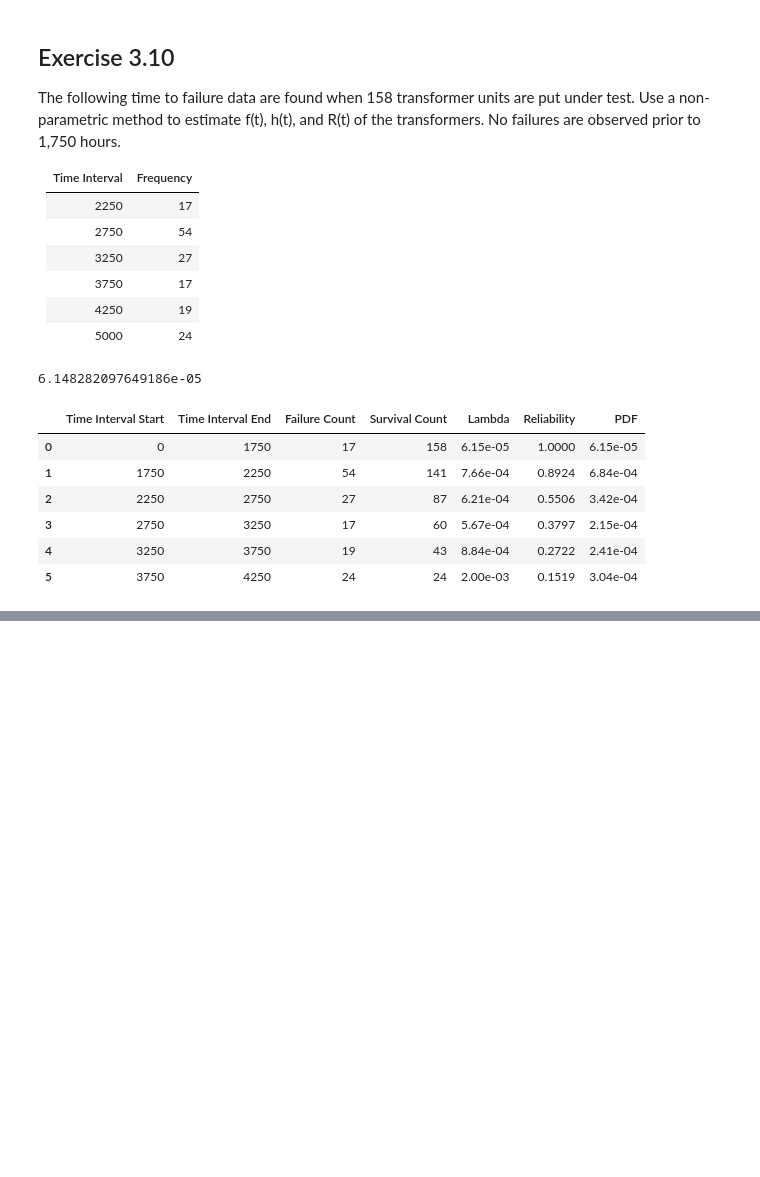
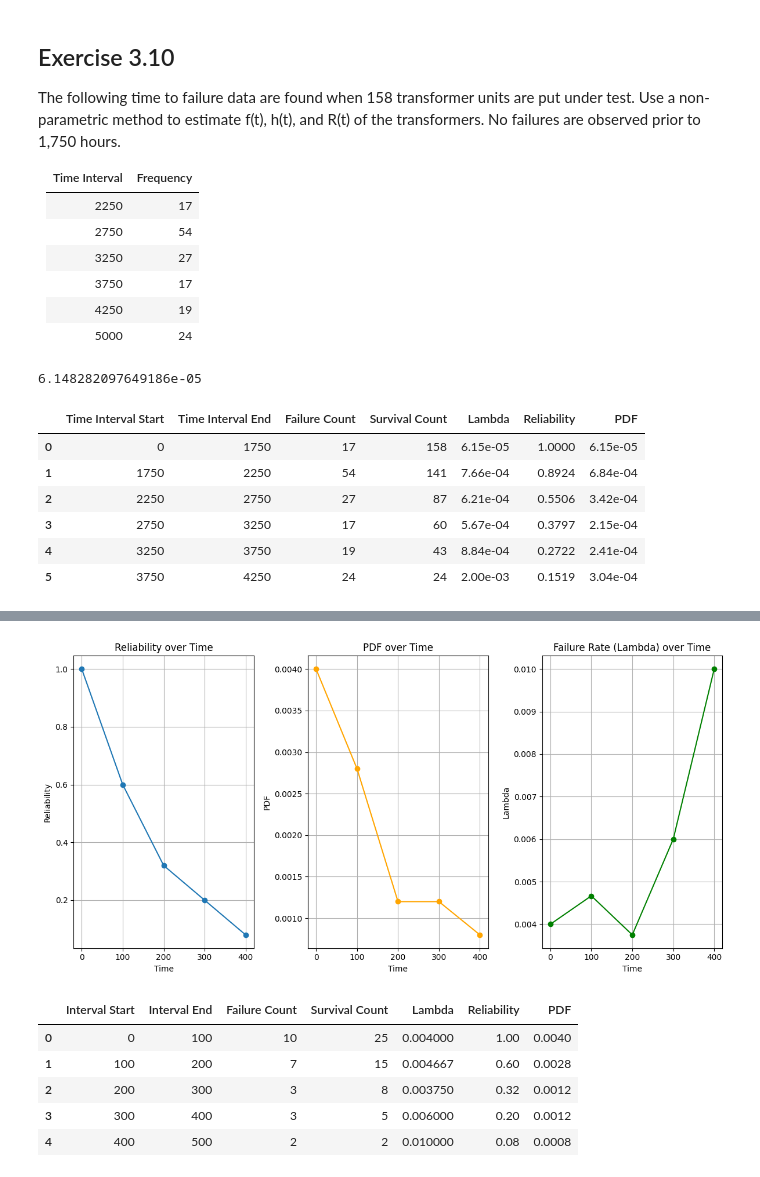
Before and after one commit to Obadowski/reliability-course-usp, a Jupyter notebook: notebooks/07_nonparametric.ipynb, the cells around one changed output, grey strips where cells are left out. Saved outputs shown, nothing was run; the diff lists cells and outputs as text; code cells hidden in the pictures; blank space fills up the shorter version.

Commit message:
[DEVELOP] Add exercise 3.12 from Modarres (2009)
Significance:
- Added non parametric exercise 3.12 from Modarres (2009)
- Analysis over big samples (close by, 25 elements grouped)

Refs: #

```diff
--- a/notebooks/07_nonparametric.ipynb
+++ b/notebooks/07_nonparametric.ipynb
@@ -209,0 +224,62 @@ display(
+# %%
+# Main imports
+import numpy as np
+import pandas as pd
+import matplotlib.pyplot as plt
+
+# Big dataset exercise 3.12
+
+dataset = np.array([10, 7, 3, 3, 2])
+t_i = np.array([0, 100, 200, 300, 400, 500])
+n = dataset.sum()
+Ns = big_sample_cumsum(dataset, total_items=n)
+t_i1 = t_i[1:] # Interval beginning
+t_i = t_i[:-1] # Interval end
+
+# Calculate lambda, reliability, and pdf for each interval
+lambdas = big_sample_lambda(N_f=dataset, N_s=Ns, Delta_t=t_i1 - t_i)
+reliabilities = big_sample_reliability(N_s=Ns, N=n)
+pdfs = big_sample_pdf(N_f=dataset, N=n, Delta_t=t_i1 - t_i)
+
+dataset_pd = pd.DataFrame({
+    'Interval Start': t_i,
+    'Interval End': t_i1,
+    'Failure Count': dataset,
+    'Survival Count': Ns,
+    'Lambda': lambdas,
+    'Reliability': reliabilities,
+    'PDF': pdfs
+})
+
+plt.figure(figsize=(12, 6))
+plt.subplot(1, 3, 1)
+plt.plot(t_i, reliabilities, marker='o')
+plt.title('Reliability over Time')
+plt.xlabel('Time')
+plt.ylabel('Reliability')
+plt.grid()
+plt.subplot(1, 3, 2)
+plt.plot(t_i, pdfs, marker='o', color='orange')
+plt.title('PDF over Time')
+plt.xlabel('Time')
+plt.ylabel('PDF')
+plt.grid()
+plt.subplot(1, 3, 3)
+plt.plot(t_i, lambdas, marker='o', color='green')
+plt.title('Failure Rate (Lambda) over Time')
+plt.xlabel('Time')
+plt.ylabel('Lambda')
+plt.grid()
+plt.tight_layout()
+plt.show()
+
+
+dataset_pd
+# %% [output]
+[figure, added]
+|  | Interval Start | Interval End | Failure Count | Survival Count | Lambda | Reliability | PDF |
+| 0 | 0 | 100 | 10 | 25 | 0.004000 | 1.00 | 0.0040 |
+| 1 | 100 | 200 | 7 | 15 | 0.004667 | 0.60 | 0.0028 |
+| 2 | 200 | 300 | 3 | 8 | 0.003750 | 0.32 | 0.0012 |
+| 3 | 300 | 400 | 3 | 5 | 0.006000 | 0.20 | 0.0012 |
+| 4 | 400 | 500 | 2 | 2 | 0.010000 | 0.08 | 0.0008 |
```
Also changed, not shown: parts of 1 cell of this notebook.
